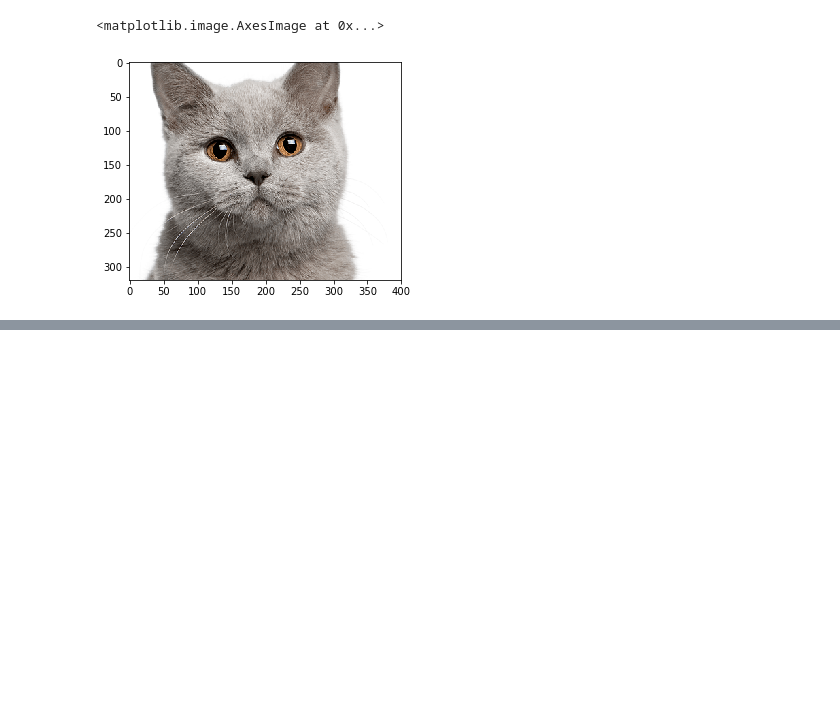
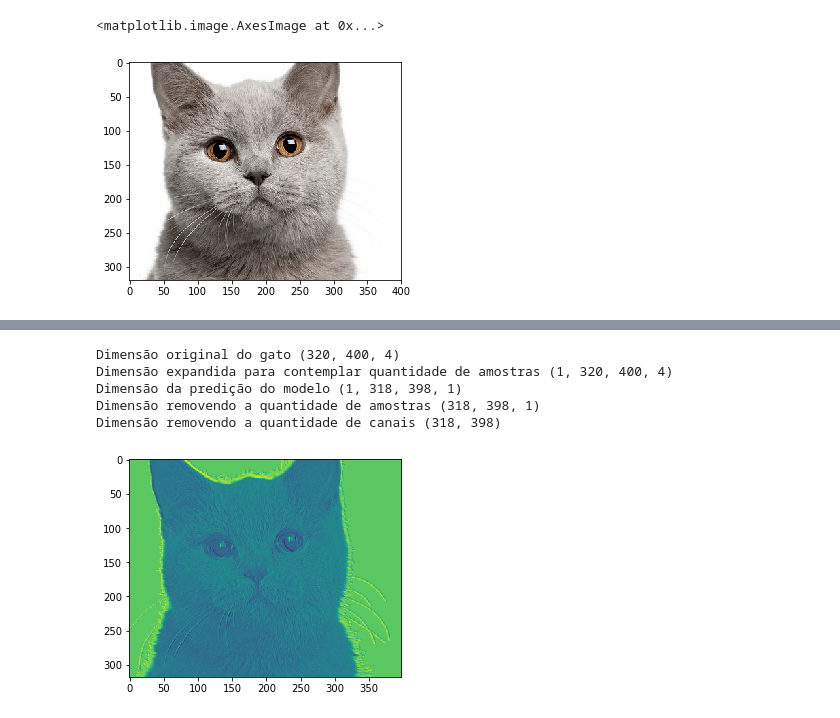
Before and after one commit to pvcastro/deeplearningufg, a Jupyter notebook: Lista Semana 4/procure_o_gato_com_cnn.ipynb, the cells around one changed output, grey strips where cells are left out. Saved outputs shown, nothing was run; the diff lists cells and outputs as text; code cells hidden in the pictures; blank space fills up the shorter version.

```diff
--- a/Lista Semana 4/procure_o_gato_com_cnn.ipynb
+++ b/Lista Semana 4/procure_o_gato_com_cnn.ipynb
@@ -27,0 +99,12 @@ conv_cat = model.predict(cat_batch)
+# %%
+def imprime_gatinho_fofo(model, cat):
+    print("Dimensão original do gato", cat.shape)
+    cat_batch = np.expand_dims(cat,axis=0)
+    print("Dimensão expandida para contemplar quantidade de amostras", cat_batch.shape)
+    conv_cat2 = model.predict(cat_batch)
+    print("Dimensão da predição do modelo", conv_cat2.shape)
+    conv_cat2 = np.squeeze(conv_cat2, axis=0)
+    print("Dimensão removendo a quantidade de amostras", conv_cat2.shape)
+    conv_cat2 = conv_cat2.reshape(conv_cat2.shape[:2])
+    print("Dimensão removendo a quantidade de canais", conv_cat2.shape)
+    plt.imshow(conv_cat2)
@@ -27,0 +113,3 @@ conv_cat = model.predict(cat_batch)
+# %%
+model = Sequential()
+model.add(Convolution2D(1, (3,3), input_shape=cat.shape))
@@ -27,0 +118,9 @@ conv_cat = model.predict(cat_batch)
+# %%
+imprime_gatinho_fofo(model, cat)
+# %% [output]
+Dimensão original do gato (320, 400, 4)
+Dimensão expandida para contemplar quantidade de amostras (1, 320, 400, 4)
+Dimensão da predição do modelo (1, 318, 398, 1)
+Dimensão removendo a quantidade de amostras (318, 398, 1)
+Dimensão removendo a quantidade de canais (318, 398)
+[figure, added]
```
Also changed, not shown: parts of 52 cells of this notebook, 1 other file.
